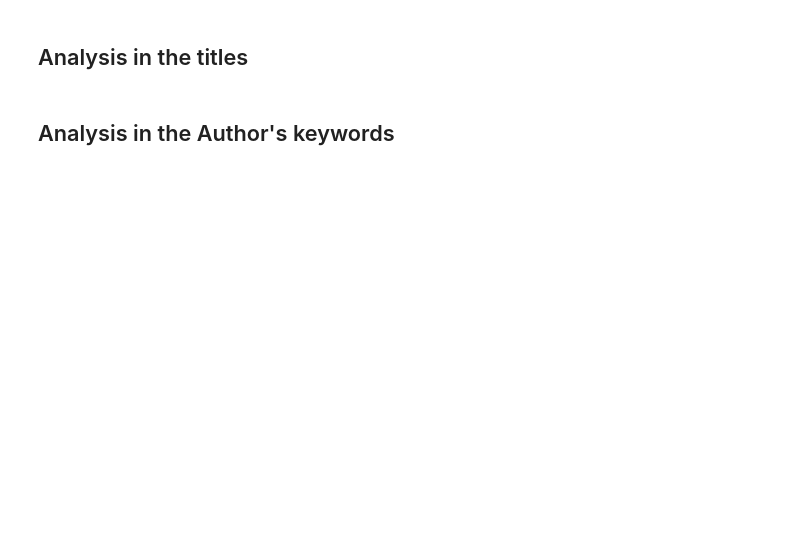
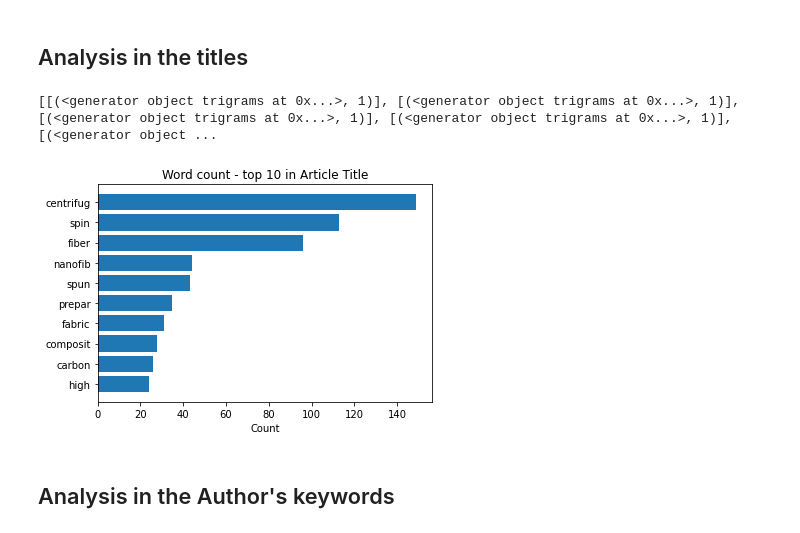
Before and after one commit to jaklengaigne/ILRA, a Jupyter notebook: Notebooks/ILRA.ipynb, the cells around one changed output. Drawn from its saved outputs; the diff is of its cells as text; code cells hidden in the pictures; blank space fills up the shorter version.

```diff
--- a/Notebooks/ILRA.ipynb
+++ b/Notebooks/ILRA.ipynb
@@ -161,13 +179,11 @@ clean_words_occ, bigrams, trigrams = word_count(clean_data['Abstract'])
 # %% [markdown]
 ## Analysis in the titles
 # %%
-category = 'Article Title'
-
-#top_hundred, clean_word_occ, top3_bi, top3_tri = word_count(category, clean_data)
-# uncomment to get a look
-#top_hundred
-#(top3_bi)
-#(top3_tri)
+rval_titles = word_count(clean_data['Article Title'])
+barchart_top10(rval_titles, 'Article Title')
+# %% [output]
+[[(<generator object trigrams at 0x...>, 1)], [(<generator object trigrams at 0x...>, 1)], [(<generator object trigrams at 0x...>, 1)], [(<generator object trigrams at 0x...>, 1)], [(<generator object ...
+[figure, added]
 # %% [markdown]
 ## Analysis in the Author's keywords
 # %%
```
Also changed, not shown: parts of 16 cells of this notebook.
